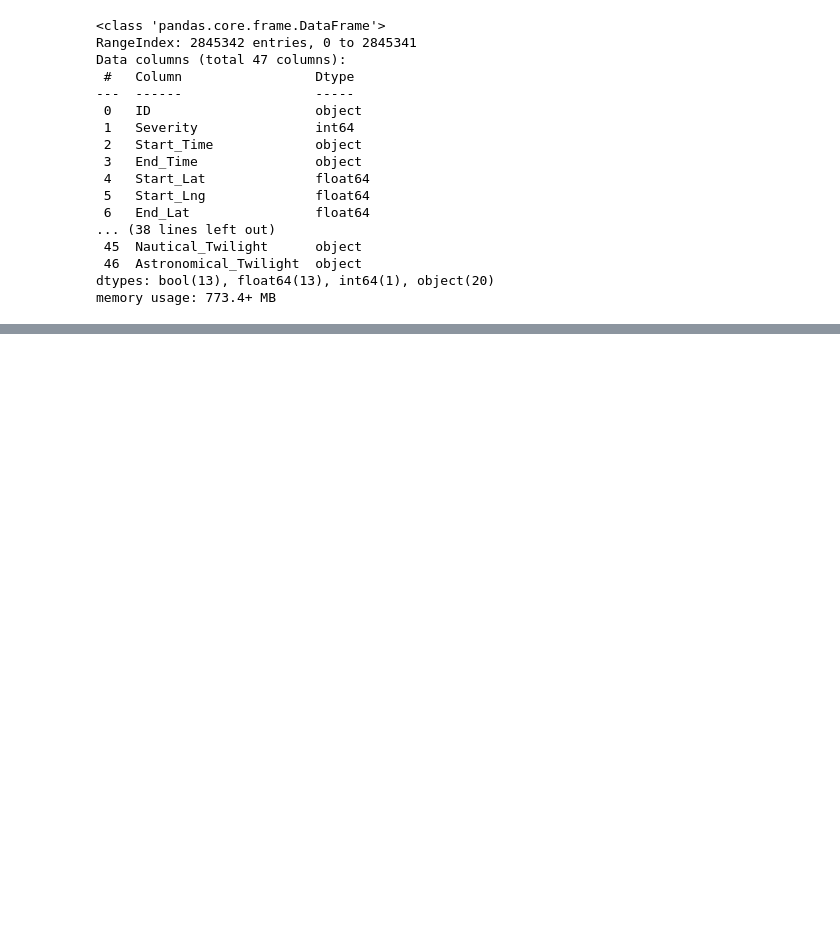
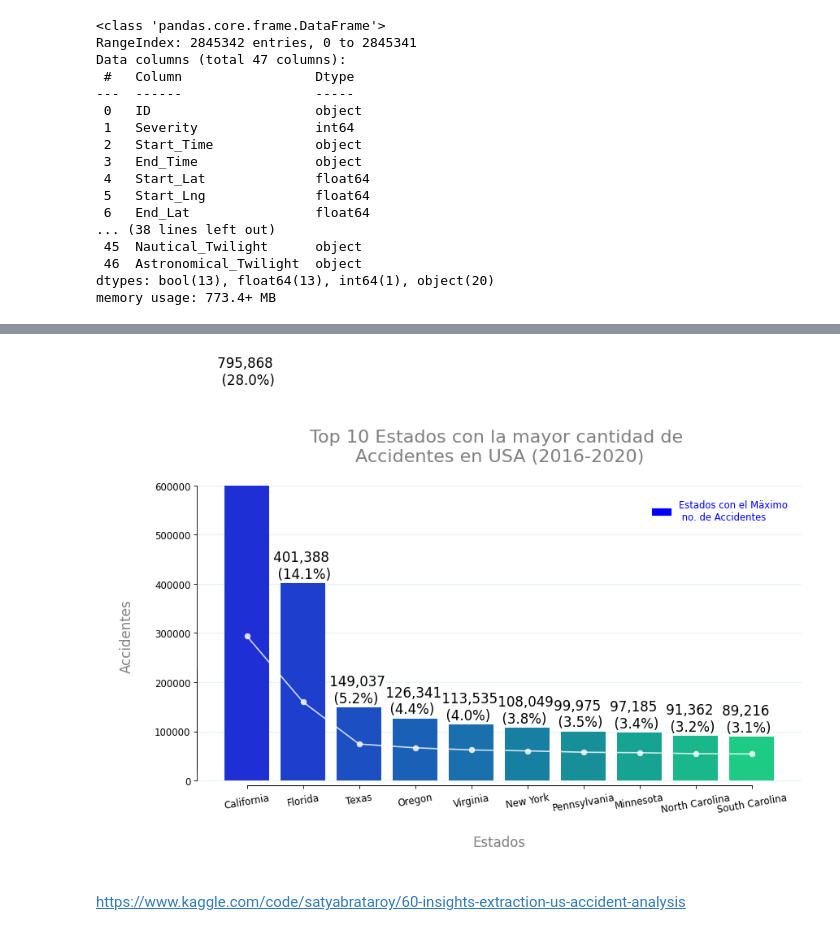
Before and after one commit to EWECORP/DScience_41870, a Jupyter notebook: VISUALIZACION_Eduardo_Ettlin.ipynb, the cells around one changed output, grey strips where cells are left out. Saved outputs shown, nothing was run; the diff lists cells and outputs as text; code cells hidden in the pictures; blank space fills up the shorter version.

```diff
--- a/VISUALIZACION_Eduardo_Ettlin.ipynb
+++ b/VISUALIZACION_Eduardo_Ettlin.ipynb
@@ -207,0 +357,48 @@ memory usage: 83.9 MB
+# %%
+fig, ax = plt.subplots(figsize = (12,6), dpi = 80)
+
+cmap = cm.get_cmap('winter', 10)
+clrs = [matplotlib.colors.rgb2hex(cmap(i)) for i in range(cmap.N)]
+
+ax=sns.barplot(y=state_df['Cases'].head(10), x=state_df['State'].head(10), palette='winter')
+ax1 = ax.twinx()
+sns.lineplot(data = state_df[:10], marker='o', x='State', y='Cases', color = 'white', alpha = .8)
+
+
+total = df1.shape[0]
+for i in ax.patches:
+    ax.text(i.get_x()-0.2, i.get_height()+10000, \
+            ' {:,d}\n  ({}%) '.format(int(i.get_height()), round(100*i.get_height()/total, 1)), fontsize=15,
+                color='black')
+
+ax.set(ylim =(-10000, 600000))
+ax1.set(ylim =(-100000, 1700000))
+
+plt.title('\nTop 10 Estados con la mayor cantidad de \nAccidentes en USA (2016-2020)\n', size=20, color='grey')
+ax1.axes.yaxis.set_visible(False)
+ax.set_xlabel('\nEstados\n', fontsize=15, color='grey')
+ax.set_ylabel('\nAccidentes\n', fontsize=15, color='grey')
+
+for i in ['top','right']:
+    side1 = ax.spines[i]
+    side1.set_visible(False)
+    side2 = ax1.spines[i]
+    side2.set_visible(False)
+
+ax.set_axisbelow(True)
+ax.grid(color='#b2d6c7', linewidth=1, axis='y', alpha=.3)
+
+ax.spines['bottom'].set_bounds(0.005, 9)
+ax.spines['left'].set_bounds(0, 600000)
+ax1.spines['bottom'].set_bounds(0.005, 9)
+ax1.spines['left'].set_bounds(0, 600000)
+ax.tick_params(axis='y', which='major', labelsize=10.6)
+ax.tick_params(axis='x', which='major', labelsize=10.6, rotation=10)
+
+MA = mpatches.Patch(color=clrs[0], label='Estados con el Mäximo\n no. de Accidentes')
+ax.legend(handles=[MA], prop={'size': 10.5}, loc='best', borderpad=1,
+          labelcolor=clrs[0], edgecolor='white');
+# %% [output]
+[figure, added]
+# %% [markdown]
+https://www.kaggle.com/code/satyabrataroy/60-insights-extraction-us-accident-analysis
```
Also changed, not shown: parts of 44 cells of this notebook.
